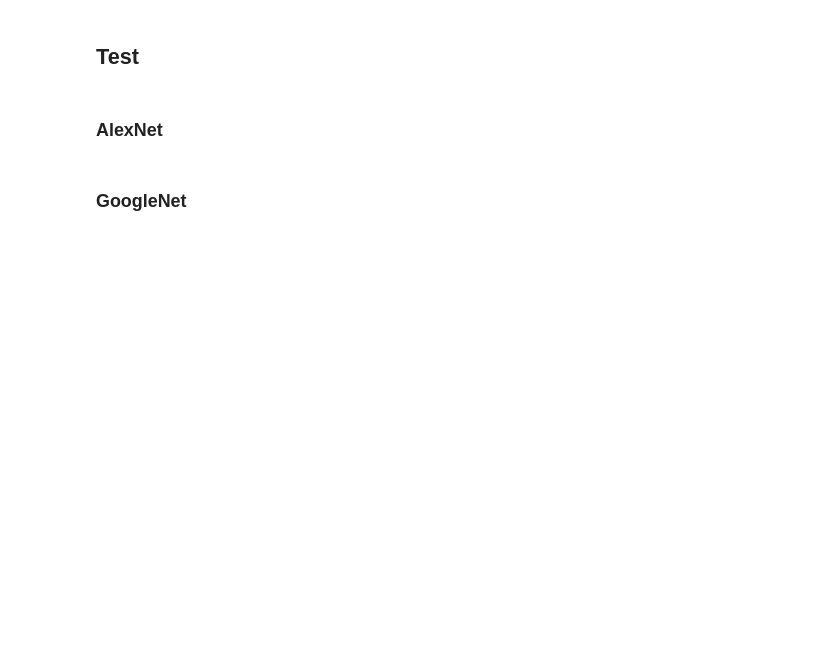
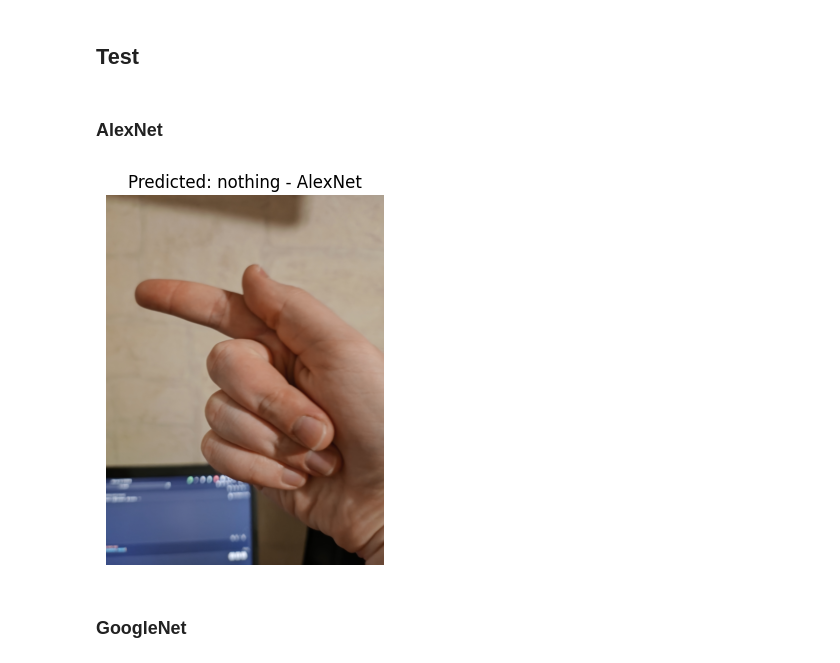
Before and after one commit to rbrauner/uekat-master-degree-studies-thesis, a Jupyter notebook: model/thesis.ipynb, the cells around one changed output. Drawn from its saved outputs; the diff is of its cells as text; code cells hidden in the pictures; blank space fills up the shorter version.

```diff
--- a/model/thesis.ipynb
+++ b/model/thesis.ipynb
@@ -731,6 +841,35 @@ Vgg19_model_losses
 # %% [markdown]
 ## Test
+# %%
+# predict and display image function
+def predict_and_display_image(model, image_path, transform, device):
+    # Load the image
+    image = Image.open(image_path).convert('RGB')
+
+    # Preprocess the image
+    image_tensor = transform(image).unsqueeze(0).to(device)
+
+    # Set the model to evaluation mode
+    model.eval()
+
+    with torch.no_grad():
+        # Make a prediction
+        outputs = model(image_tensor)
+        _, predicted = torch.max(outputs, 1)
+        predicted_class = classes[predicted.item()]
+
+    # Display the image and prediction
+    plt.imshow(image)
+    plt.title(f"Predicted: {predicted_class} - {model.__class__.__name__}")
+    plt.axis('off')
+    plt.show()
+# %%
+image_path = 'tmp/test_g.jpeg'
 # %% [markdown]
 ### AlexNet
+# %%
+predict_and_display_image(AlexNet_model, image_path, transform, device)
+# %% [output]
+[figure, added]
 # %% [markdown]
 ### GoogleNet
```
Also changed, not shown: parts of 23 cells of this notebook, 1 other file.
